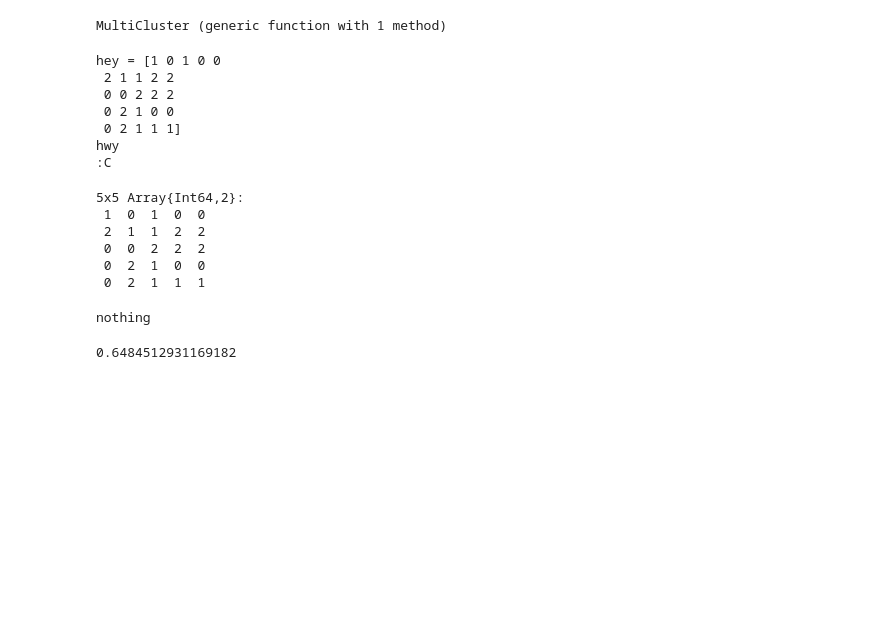
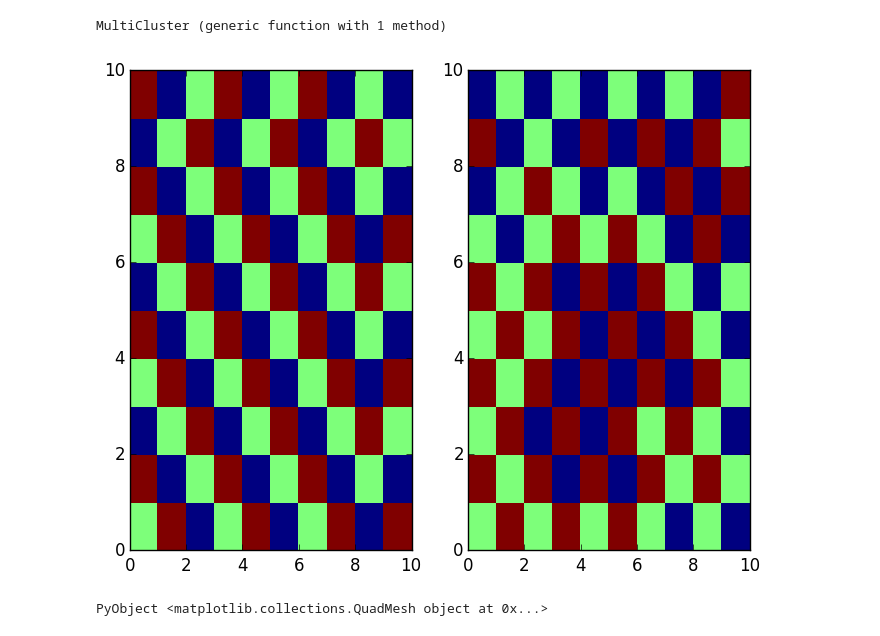
Before and after one commit to luisaleman/Hielo, a Jupyter notebook: Proyecto final.ipynb, the cells around one changed output. Drawn from its saved outputs; the diff is of its cells as text; code cells hidden in the pictures; blank space fills up the shorter version.

```diff
--- a/Proyecto final.ipynb
+++ b/Proyecto final.ipynb
@@ -14,5 +37,5 @@ La función Red(L1,L2) genera un arreglo de L1 filas con L2 columnas, con entrad
 # %%
-function Single_cluster(arreglo::Array{Int,2})
+function Single_cluster(arreglo::Array{Float64,2})
     L2=length(arreglo[1,:])
     L1=length(arreglo[:,1])
     red_bool=trues(L1,L2)
@@ -31,8 +54,8 @@ function Single_cluster(arreglo::Array{Int,2})
     t_limit=L1*2
     t=1
     while t<t_limit
-        new_index_i=[]
-        new_index_j=[]
+        new_index_i=Int[]
+        new_index_j=Int[]
         for n=1:length(index_i)
             for ii=0:1
                 inew=mod1(index_i[n]+ii*2-1,L1)
@@ -70,7 +93,7 @@ function Single_cluster(arreglo::Array{Int,2})
         index_i=deepcopy(new_index_i)
         index_j=deepcopy(new_index_j)
         if test==false
-            println("there are no more squares to add")
+            #println("there are no more squares to add")
             t=t_limit
         end
         test=false
@@ -95,3 +111,0 @@ PyObject <matplotlib.collections.QuadMesh object at 0x...>
-# %%
-hey=Evolucion(hey)
-pcolormesh(hey)
@@ -203,29 +213,19 @@ function MultiCluster(arreglo)
 end
 # %% [output]
 MultiCluster (generic function with 1 method)
-# %%
-hey=Red(5,5)
-@show hey
-MultiCluster(hey)
-# %% [output]
-hey = [1 0 1 0 0
- 2 1 1 2 2
- 0 0 2 2 2
- 0 2 1 0 0
- 0 2 1 1 1]
-hwy
-:C
-5x5 Array{Int64,2}:
- 1  0  1  0  0
- 2  1  1  2  2
- 0  0  2  2  2
- 0  2  1  0  0
- 0  2  1  1  1
-# %%
-println(u)
-# %% [output]
-nothing
-# %%
-rand()
-# %% [output]
-0.6484512931169182
+# %%
+hey_old=conf_i(10,10)
+for t in 1:100
+    hey_new=Single_cluster(hey_old)
+    hey_new,hey_old=hey_old,hey_new
+end
+figure(figsize=[8,6])
+subplot(1,2,1)
+#figure(figsize=[3,3])
+pcolormesh(hey)
+
+subplot(1,2,2)
+pcolormesh(hey_old)
+# %% [output]
+[figure, added]
+PyObject <matplotlib.collections.QuadMesh object at 0x...>
```
Also changed, not shown: parts of 8 cells of this notebook.
